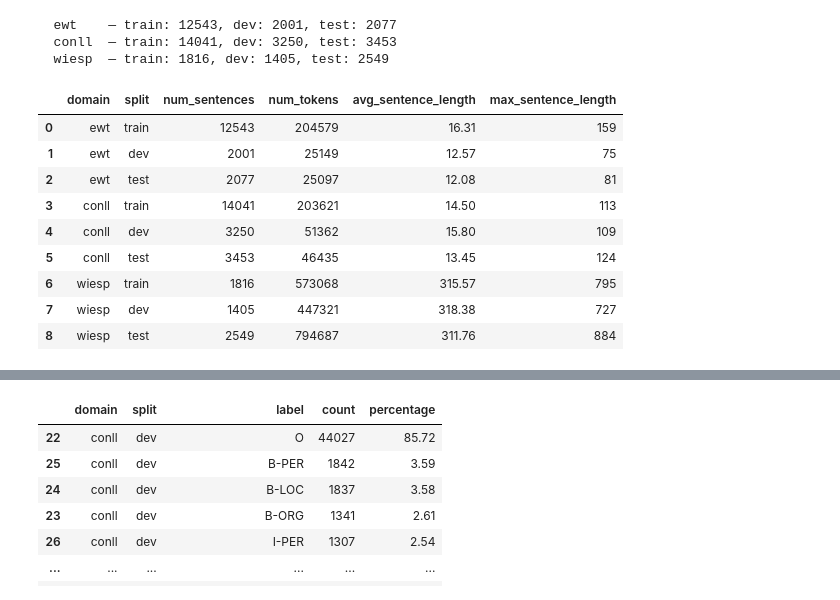
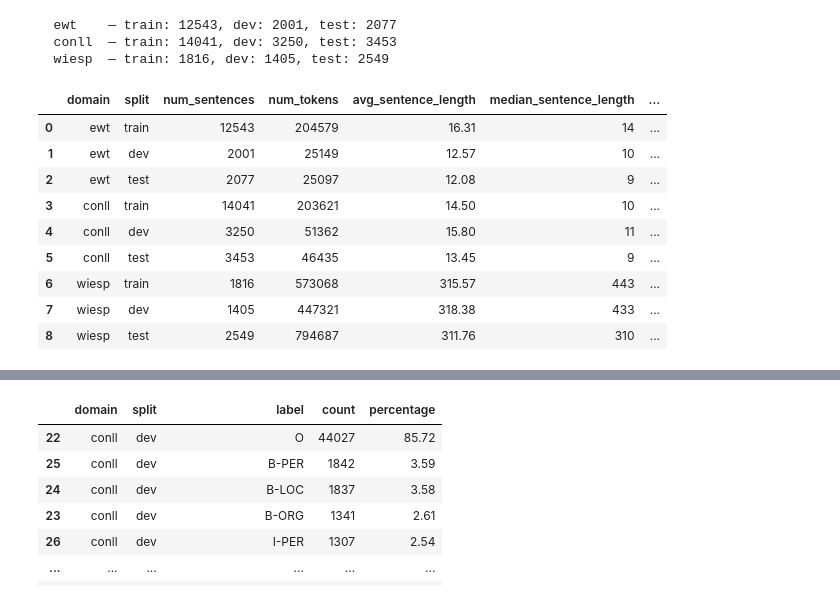
Before and after one commit to Oliverdron/Cross_domain_NER_Project_2026, a Jupyter notebook: eda.ipynb, the cells around one changed output, grey strips where cells are left out. Saved outputs shown, nothing was run; the diff lists cells and outputs as text; code cells hidden in the pictures.

```diff
--- a/eda.ipynb
+++ b/eda.ipynb
@@ -21,30 +36,31 @@ datasets = load_all_datasets("data")
 # %%
 # Basic statistics about the datasets
 rows = []
 
 for domain_name, splits in datasets.items():
     for split_name, sentences in splits.items():
         sentence_lengths = [len(sentence["tokens"]) for sentence in sentences]
 
         rows.append({
             "domain": domain_name,
             "split": split_name,
             "num_sentences": len(sentences),
             "num_tokens": sum(sentence_lengths),
             "avg_sentence_length": round(sum(sentence_lengths) / len(sentence_lengths), 2),
+            "median_sentence_length": int(pd.Series(sentence_lengths).median()),
             "max_sentence_length": max(sentence_lengths),
         })
 
 basic_stats_df = pd.DataFrame(rows)
 basic_stats_df
 # %% [output]
-|  | domain | split | num_sentences | num_tokens | avg_sentence_length | max_sentence_length |
-| 0 | ewt | train | 12543 | 204579 | 16.31 | 159 |
-| 1 | ewt | dev | 2001 | 25149 | 12.57 | 75 |
-| 2 | ewt | test | 2077 | 25097 | 12.08 | 81 |
-| 3 | conll | train | 14041 | 203621 | 14.50 | 113 |
-| 4 | conll | dev | 3250 | 51362 | 15.80 | 109 |
-| 5 | conll | test | 3453 | 46435 | 13.45 | 124 |
-| 6 | wiesp | train | 1816 | 573068 | 315.57 | 795 |
-| 7 | wiesp | dev | 1405 | 447321 | 318.38 | 727 |
-| 8 | wiesp | test | 2549 | 794687 | 311.76 | 884 |
+|  | domain | split | num_sentences | num_tokens | avg_sentence_length | median_sentence_length | ... |
+| 0 | ewt | train | 12543 | 204579 | 16.31 | 14 | ... |
+| 1 | ewt | dev | 2001 | 25149 | 12.57 | 10 | ... |
+| 2 | ewt | test | 2077 | 25097 | 12.08 | 9 | ... |
+| 3 | conll | train | 14041 | 203621 | 14.50 | 10 | ... |
+| 4 | conll | dev | 3250 | 51362 | 15.80 | 11 | ... |
+| 5 | conll | test | 3453 | 46435 | 13.45 | 9 | ... |
+| 6 | wiesp | train | 1816 | 573068 | 315.57 | 443 | ... |
+| 7 | wiesp | dev | 1405 | 447321 | 318.38 | 433 | ... |
+| 8 | wiesp | test | 2549 | 794687 | 311.76 | 310 | ... |
```
Also changed, not shown: parts of 8 cells of this notebook.
